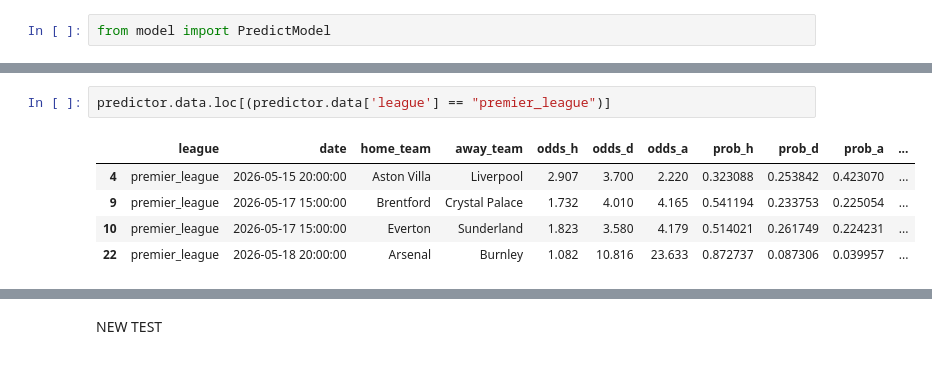
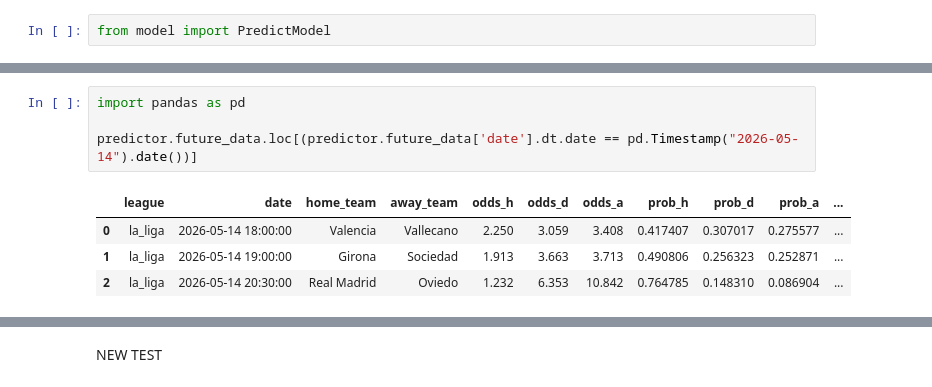
Before and after one commit to aaraval007-wq/shots-odds, a Jupyter notebook: test.ipynb, the cells around one changed output, grey strips where cells are left out. Drawn from its saved outputs; the diff is of its cells as text.

Commit message:
new file:   final_presentation.py 	new file:   main.ipynb 	modified:   prepare_data.py 	modified:   team_name_map.json 	modified:   test.ipynb

```diff
--- a/test.ipynb
+++ b/test.ipynb
@@ -25,8 +24,9 @@ Use patch_odds() to manually supply odds for any of these.
 # %%
-predictor.data.loc[(predictor.data['league'] == "premier_league")]
+import pandas as pd
+
+predictor.future_data.loc[(predictor.future_data['date'].dt.date == pd.Timestamp("2026-05-14").date())]
 # %% [output]
 |  | league | date | home_team | away_team | odds_h | odds_d | odds_a | prob_h | prob_d | prob_a | ... |
-| 4 | premier_league | 2026-05-15 20:00:00 | Aston Villa | Liverpool | 2.907 | 3.700 | 2.220 | 0.323088 | 0.253842 | 0.423070 | ... |
-| 9 | premier_league | 2026-05-17 15:00:00 | Brentford | Crystal Palace | 1.732 | 4.010 | 4.165 | 0.541194 | 0.233753 | 0.225054 | ... |
-| 10 | premier_league | 2026-05-17 15:00:00 | Everton | Sunderland | 1.823 | 3.580 | 4.179 | 0.514021 | 0.261749 | 0.224231 | ... |
-| 22 | premier_league | 2026-05-18 20:00:00 | Arsenal | Burnley | 1.082 | 10.816 | 23.633 | 0.872737 | 0.087306 | 0.039957 | ... |
+| 0 | la_liga | 2026-05-14 18:00:00 | Valencia | Vallecano | 2.250 | 3.059 | 3.408 | 0.417407 | 0.307017 | 0.275577 | ... |
+| 1 | la_liga | 2026-05-14 19:00:00 | Girona | Sociedad | 1.913 | 3.663 | 3.713 | 0.490806 | 0.256323 | 0.252871 | ... |
+| 2 | la_liga | 2026-05-14 20:30:00 | Real Madrid | Oviedo | 1.232 | 6.353 | 10.842 | 0.764785 | 0.148310 | 0.086904 | ... |
```
Also changed, not shown: parts of 9 cells of this notebook, 4 other files.
